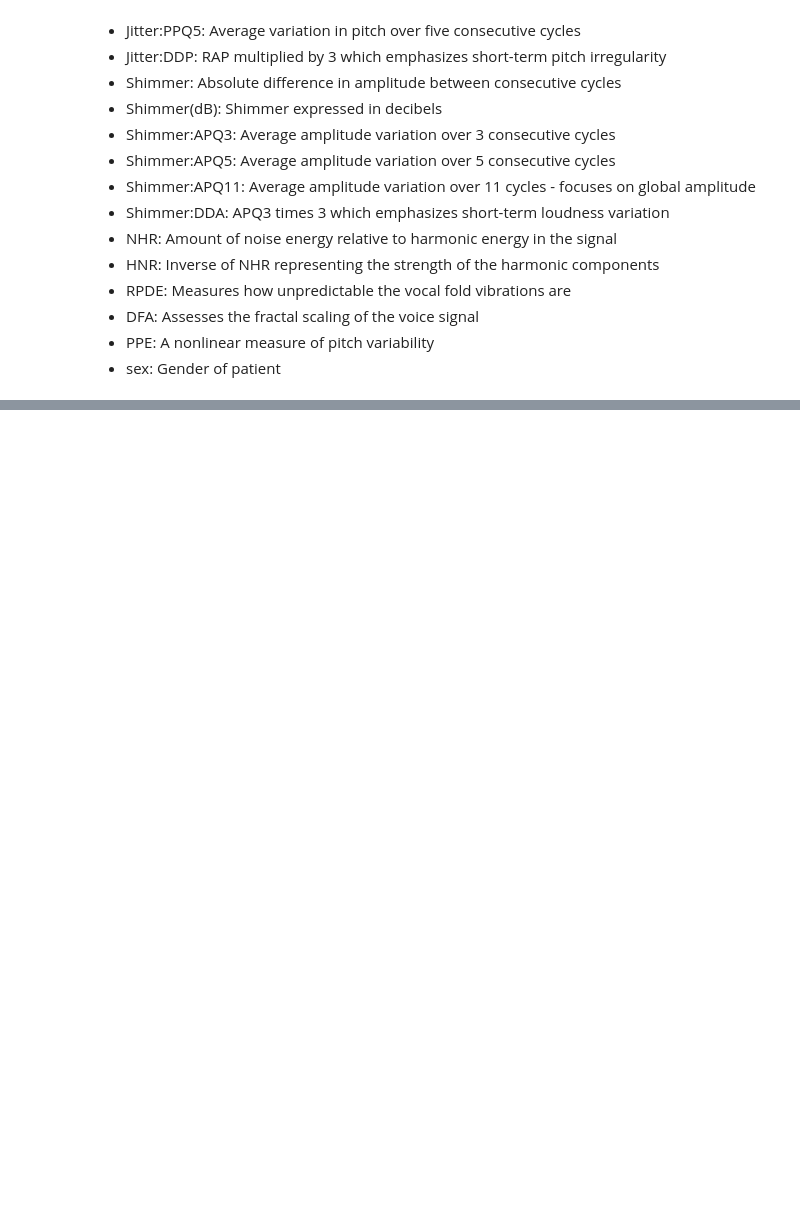
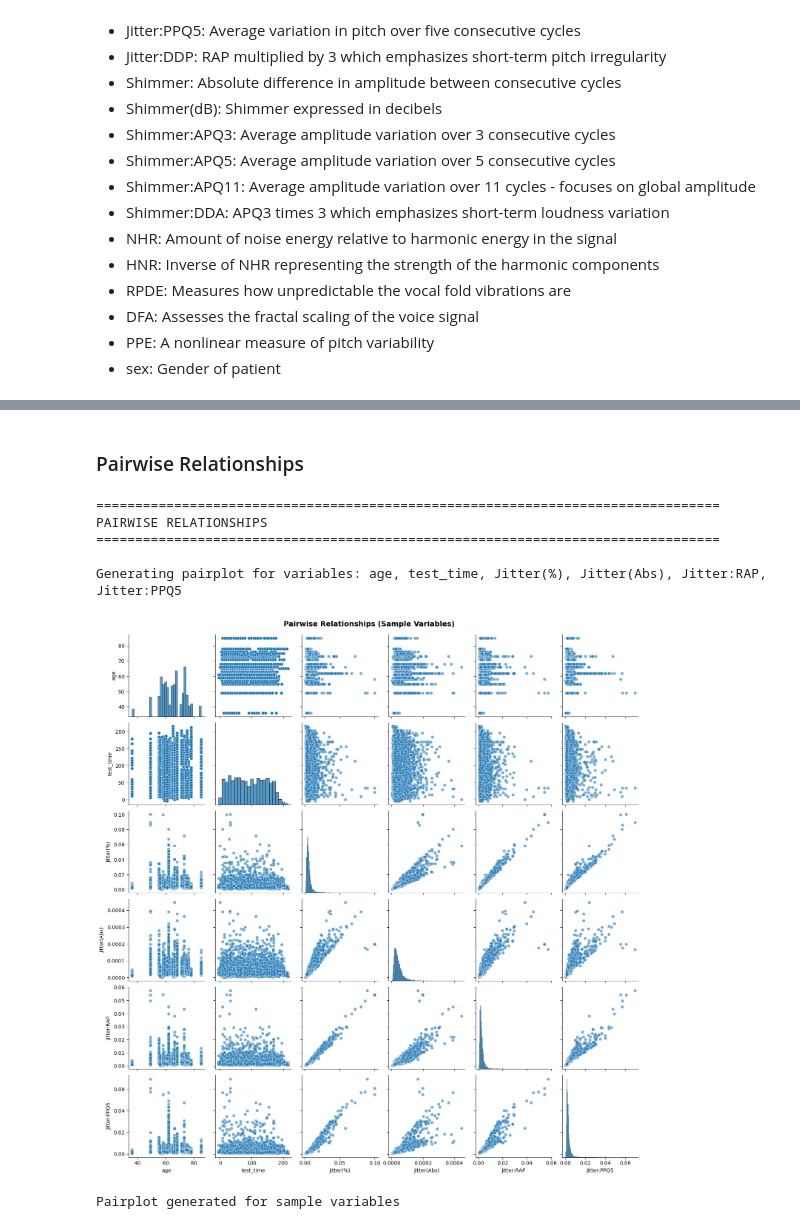
Before and after one commit to KBasdeo/CS668-Parkinsons, a Jupyter notebook: cs668-parkinsons-severity.ipynb, the cells around one changed output, grey strips where cells are left out. Saved outputs shown, nothing was run; the diff lists cells and outputs as text; code cells hidden in the pictures; blank space fills up the shorter version.

```diff
--- a/cs668-parkinsons-severity.ipynb
+++ b/cs668-parkinsons-severity.ipynb
@@ -121,0 +418,28 @@ pt_features.describe()
+# %% [markdown]
+### Pairwise Relationships
+# %%
+print("\n" + "="*80)
+print("PAIRWISE RELATIONSHIPS")
+print("="*80)
+
+# Select a subset of variables for pairplot (to avoid overcrowding)
+# Choose first 6 numerical columns as example
+sample_cols = numerical_cols[:6]
+
+print(f"\nGenerating pairplot for variables: {', '.join(sample_cols)}")
+
+pairplot_fig = sns.pairplot(pt_features[sample_cols], diag_kind='hist', plot_kws={'alpha': 0.6})
+pairplot_fig.fig.suptitle('Pairwise Relationships (Sample Variables)',
+                          y=1.01, fontsize=14, fontweight='bold')
+plt.savefig('pairplot_sample.png', dpi=300, bbox_inches='tight')
+plt.show()
+
+print("Pairplot generated for sample variables")
+# %% [output]
+================================================================================
+PAIRWISE RELATIONSHIPS
+================================================================================
+
+Generating pairplot for variables: age, test_time, Jitter(%), Jitter(Abs), Jitter:RAP, Jitter:PPQ5
+[figure, added]
+Pairplot generated for sample variables
```
Also changed, not shown: parts of 30 cells of this notebook.
